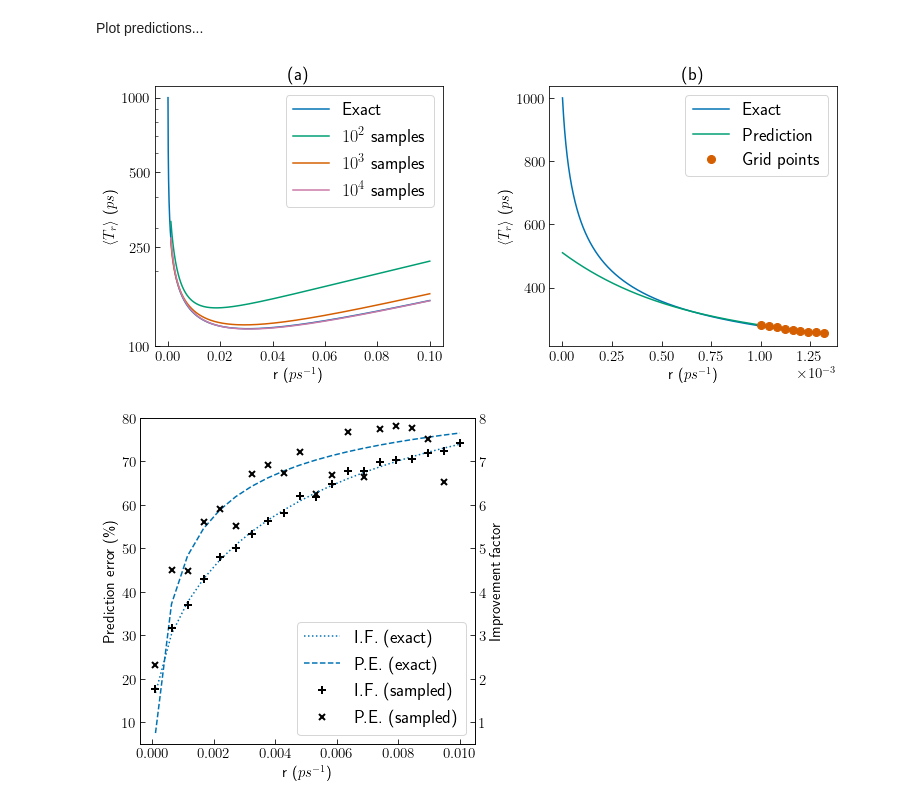
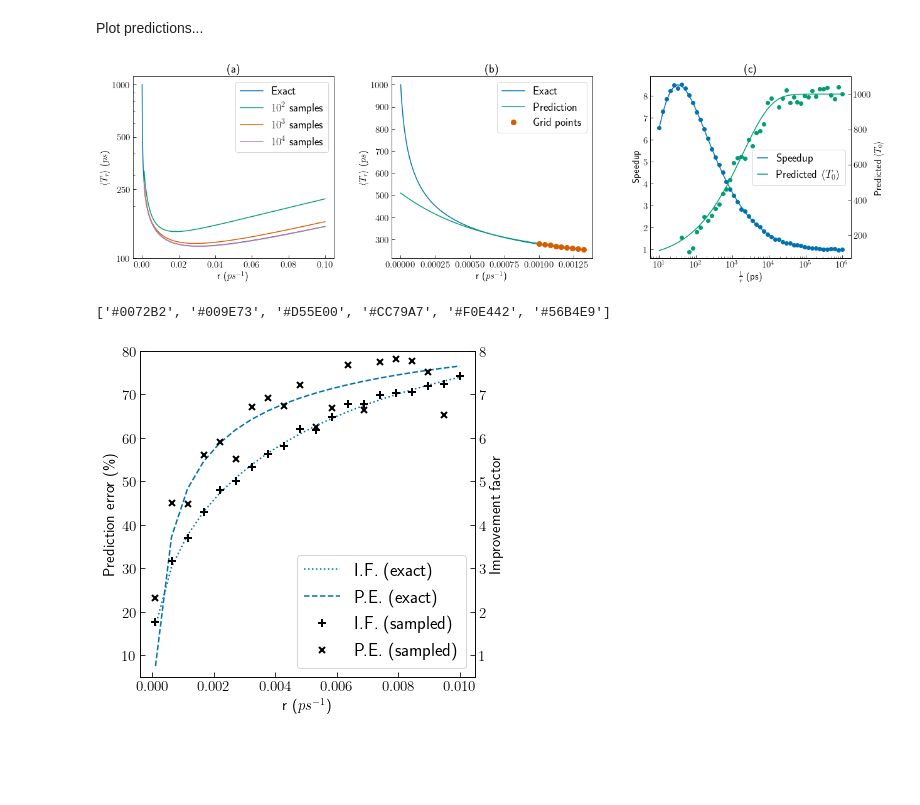
Before and after one commit to OfirBlumer/resetting, a Jupyter notebook: plotsForPaper/plotsMaker.ipynb, the cells around one changed output. Saved outputs shown, nothing was run; the diff lists cells and outputs as text; code cells hidden in the pictures; blank space fills up the shorter version.

```diff
--- a/plotsForPaper/plotsMaker.ipynb
+++ b/plotsForPaper/plotsMaker.ipynb
@@ -46,8 +46,11 @@ def sharpSample(func,params,rate):
 def pade3_2(x,U0,U1,D1,U2,D2,D3):
     return (U2*x**2+x*U1+U0)/(D3*x**3+D2*x**2+x*D1+1)
 
-def pade3_3(x,U0,D0,U1,D1,U2,D2,U3,D3,D4):
-    return (U3*x**3+U2*x**2+x*U1+U0)/(D3*x**3+D2*x**2+x*D1+D0)
+def pade2_2(x,U0,U1,D1,U2,D2):
+    return (U2*x**2+x*U1+U0)/(D2*x**2+x*D1+1)
+
+def pade3_3(x,U0,U1,D1,U2,D2,U3,D3):
+    return (U3*x**3+U2*x**2+x*U1+U0)/(D3*x**3+D2*x**2+x*D1+1)
 
 def pade3_4(x,A,U1,D1,U2,D2,U3,D3,D4):
     return (U3*x**3+U2*x**2+x*U1+A)/(D4*x**4+D3*x**3+D2*x**2+x*D1+A)
@@ -89,7 +92,7 @@ plt.rcParams['ytick.major.size'] = 5.0
 plt.rcParams['ytick.minor.size'] = 3.0
 plt.rcParams['axes.linewidth'] = lwidth
 plt.rcParams['legend.handlelength'] = lhandle
-plt.rc("savefig", dpi=200)
+plt.rc("savefig", dpi=300)
 # %% [markdown]
 Plot predictions...
 # %%
@@ -101,8 +104,8 @@ m = 2*D/mu
 s = mu/m
 
 # plot exact mean FPT vs r
-fig, axs = plt.subplots(1,2,figsize=(12,6))
-fig.tight_layout(pad=5.0)
+fig, axs = plt.subplots(1,3,figsize=(18,6))
+fig.tight_layout(pad=4.0)
 rs = np.linspace(0.000000,0.0001,10000)
 Trs = IGLaplace(rs,mu,D,1)
 mus = (1-Trs)/(rs*Trs)
@@ -124,35 +127,87 @@ axs[0].set_xlabel(r"r ($ps^{-1}$)")
 axs[0].set_ylabel(r"$\langle T_r \rangle$ ($ps$)")
 axs[0].set_yscale("log")
 axs[0].get_yaxis().set_major_formatter(matplotlib.ticker.ScalarFormatter())
 axs[0].set_yticks([100,250,500,1000])
 axs[0].set_title("(a)")
 
 # plot exact mean FPT vs r
 dr = 25
 rs = np.linspace(0,rate+8*rate/dr,10000)
 Trs = IGLaplace(rs,mu,D,1)
 mus = (1-Trs)/(rs*Trs)
 mus[0] = 1e6
 axs[1].plot(rs*1000,mus/1000,label="Exact")
 
 # plot predicted mean FPT vs r
 selrs = np.linspace(rate,rate+8*rate/dr,9)
 selTrs = np.array([sum(np.exp(-r*samples))/len(samples) for r in (selrs-rate)])
 selmus = (1-selTrs)/((selrs-rate)*selTrs)
 selmus[0] = samples.mean()
 pres = forwardExpansion(rs,rate,rate/dr,selmus)
 axs[1].plot(rs*1000,pres/1000,label="Prediction")
 axs[1].plot(selrs*1000,selmus/1000,"o",label="Grid points",markersize=8)
 
 # Arrange plot b
 axs[1].set_xlabel(r"r ($ps^{-1}$)")
 axs[1].set_ylabel(r"$\langle T_r \rangle$ ($ps$)")
 axs[1].legend()
 axs[1].set_title("(b)")
 plt.ticklabel_format(axis='x', style='sci', scilimits=(0,0))
-# plt.savefig("analyticPredictionAndExtrapolation.png")
+
+# plot speed up
+oneOverRs = np.logspace(np.log10(10000),np.log10(1000000000),50)
+rs = 1/oneOverRs
+Trs = IGLaplace(rs,mu,D,1)
+mus = (1-Trs)/(rs*Trs)
+lns1 = axs[2].plot(0.001*oneOverRs,mu/mus,label="Speedup")
+
+# First prediction
+predictions = []
+for rate in rs:
+    selrs = np.linspace(rate,rate+8*rate/dr,9)
+    selTrs = IGLaplace(selrs,mu,D,1)
+    selmus = (1-selTrs)/(selrs*selTrs)
+    predictions.append(forwardExpansion(0,rate,rate/dr,selmus))
+predictions = np.array(predictions)
+ax12 = axs[2].twinx()
+ax12.plot(100,300)
+ax12.scatter(100,-300)
+lns2 = ax12.plot(0.001*oneOverRs,predictions/1000,label=r"Predicted $\langle T_0 \rangle$")
+
+# plot simulated
+mus = []
+pres = []
+for rate in rs:
+    samples = np.array([sample(invgauss.rvs,dict(mu=m,scale=s),rate) for i in range(20000)])
+    mus.append(samples.mean())
+    selrs = np.linspace(rate,rate+8*rate/dr,9)
+    selTrs = np.array([sum(np.exp(-r*samples))/len(samples) for r in (selrs-rate)])
+    selmus = (1-selTrs)/((selrs-rate)*selTrs)
+    selmus[0] = samples.mean()
+    pres.append(forwardExpansion(0,rate,rate/dr,selmus))
+
+mus = np.array(mus)
+pres = np.array(pres)
+axs[2].scatter(0.001*oneOverRs,mu/mus)
+ax12.scatter(0.001*oneOverRs,pres/1000)
+
+# View
+ax12.set_ylim(68.4921390575665, 1100)
+axs[2].set_ylabel("Speedup")
+ax12.set_ylabel(r"Predicted $\langle T_0 \rangle$")
+axs[2].set_xlabel(r"$\frac{1}{r}$ (ps)")
+axs[2].set_xscale("log")
+lns = lns1+lns2
+labs = [l.get_label() for l in lns]
+axs[2].legend(lns,labs,loc="center right",handlelength=0.9)
+axs[2].set_title("(c)")
+plt.savefig("analyticPredictionAndExtrapolation.png")
 # %% [output]
-[figure, old version]
+[figure, new version]
+# %%
+mu/mus
+# %% [output]
+['#0072B2', '#009E73', '#D55E00', '#CC79A7', '#F0E442', '#56B4E9']
 # %%
 # plot analytical improvement vs r
 rs = np.linspace(0.0000001,0.00001,20)
```
Also changed, not shown: parts of 19 cells of this notebook, 33 other files.
